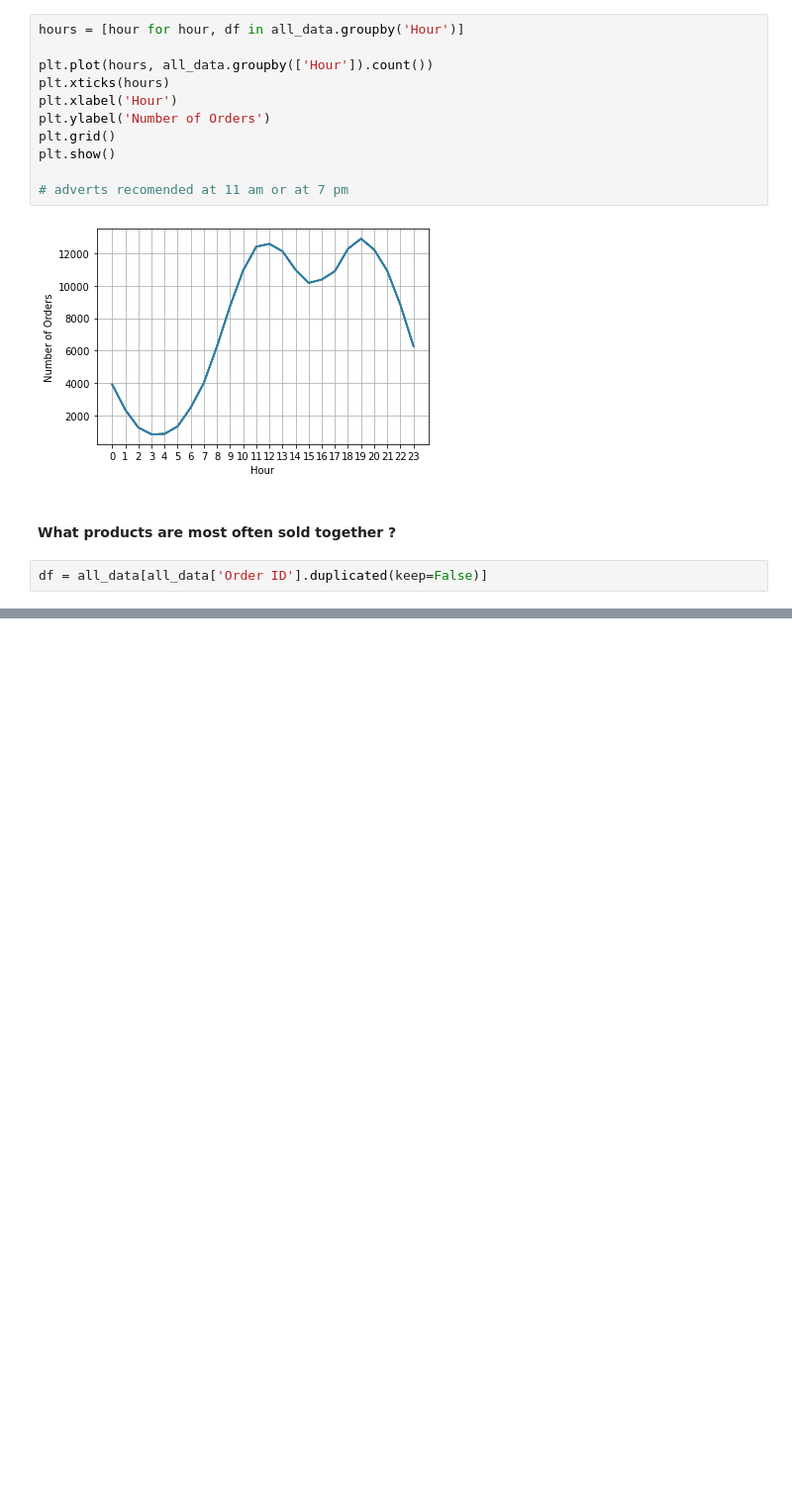
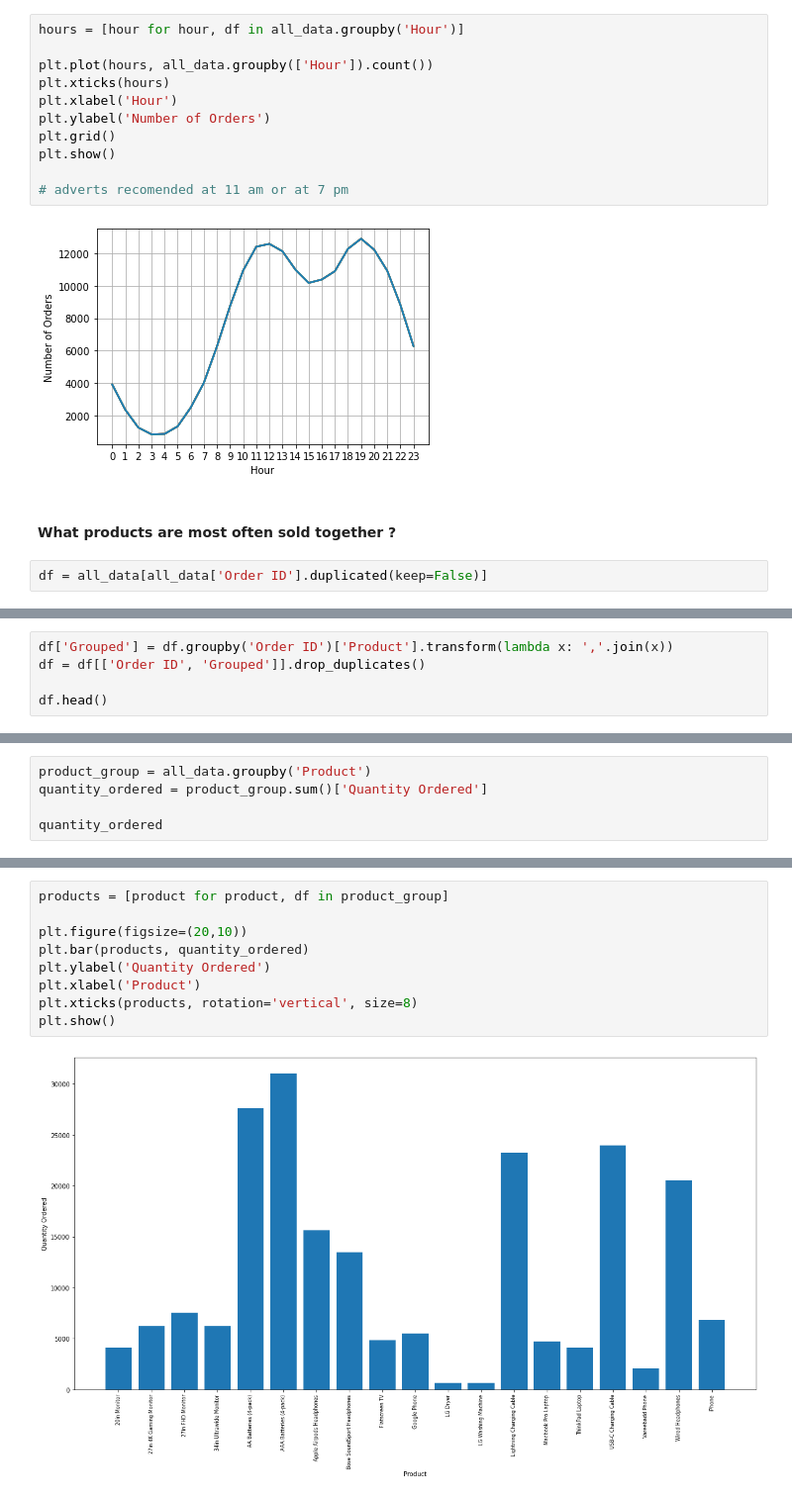
Before and after one commit to migo1/salesAnalytrics, a Jupyter notebook: Analysis.ipynb, the cells around one changed output, grey strips where cells are left out. Shown: that part at 99% size. Drawn from its saved outputs; the diff is of its cells as text; blank space fills up the shorter version.

Commit message:
prices, product, sales  relation science

```diff
--- a/Analysis.ipynb
+++ b/Analysis.ipynb
@@ -307,3 +307,8 @@ df.head(20)
 | 161 | 162161 | Wired Headphones | 1 | 11.99 | 2019-03-30 19:20:00 | 853 14th St, Seattle, WA 98101 | 3 | 11.99 | ... |
 | 162 | 162161 | AAA Batteries (4-pack) | 2 | 2.99 | 2019-03-30 19:20:00 | 853 14th St, Seattle, WA 98101 | 3 | 5.98 | ... |
 | 188 | 162187 | Google Phone | 1 | 600.00 | 2019-03-16 10:34:00 | 964 9th St, San Francisco, CA 94016 | 3 | 600.00 | ... |
+# %%
+df['Grouped'] = df.groupby('Order ID')['Product'].transform(lambda x: ','.join(x))
+df = df[['Order ID', 'Grouped']].drop_duplicates()
+
+df.head()
@@ -309,0 +361,5 @@ df.head(20)
+# %%
+product_group = all_data.groupby('Product')
+quantity_ordered = product_group.sum()['Quantity Ordered']
+
+quantity_ordered
@@ -309,0 +384,11 @@ df.head(20)
+# %%
+products = [product for product, df in product_group]
+
+plt.figure(figsize=(20,10))
+plt.bar(products, quantity_ordered)
+plt.ylabel('Quantity Ordered')
+plt.xlabel('Product')
+plt.xticks(products, rotation='vertical', size=8)
+plt.show()
+# %% [output]
+[figure, added]
```
Also changed, not shown: parts of 7 cells of this notebook.
